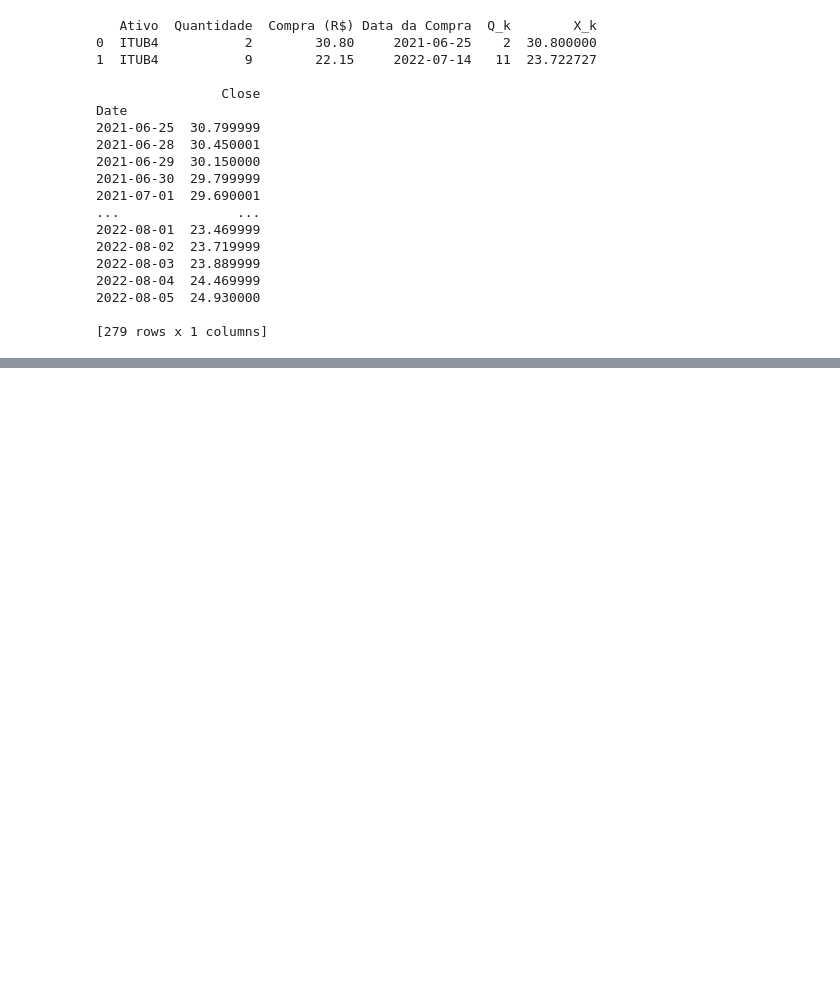
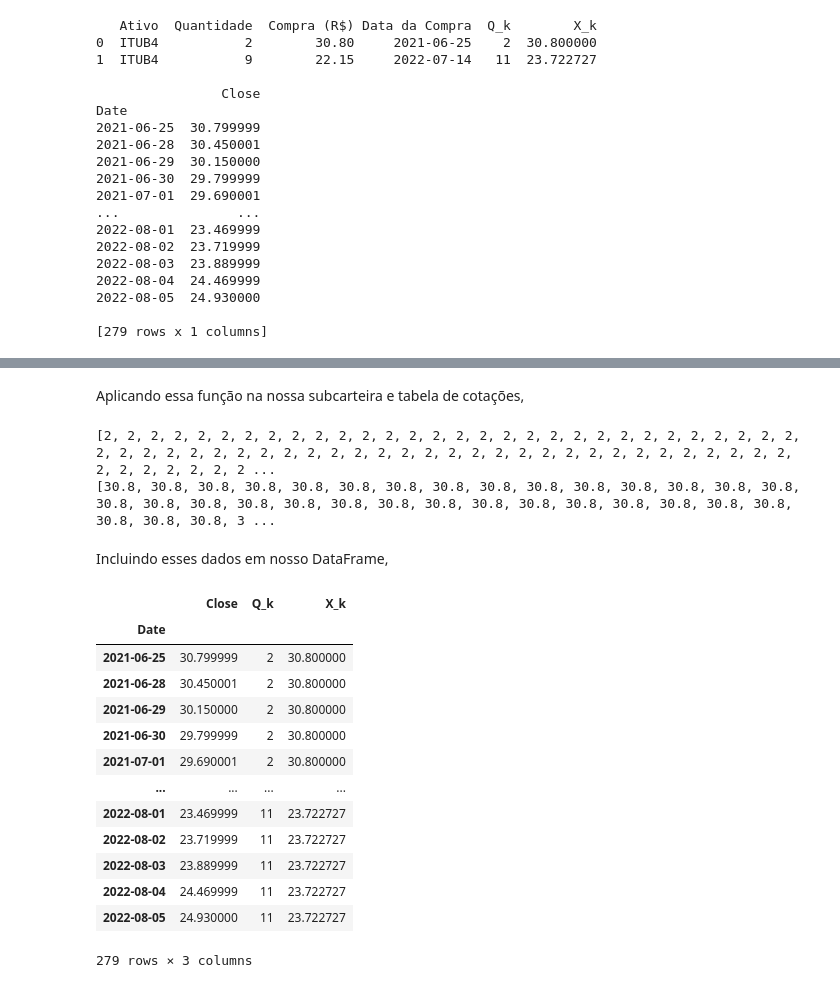
Before and after one commit to gabrielnrt/Testes, a Jupyter notebook: Mercado Financeiro/Códigos/AnaliseCarteira.ipynb, the cells around one changed output, grey strips where cells are left out. Drawn from its saved outputs; the diff is of its cells as text; code cells hidden in the pictures; blank space fills up the shorter version.

```diff
--- a/Mercado Financeiro/Códigos/AnaliseCarteira.ipynb
+++ b/Mercado Financeiro/Códigos/AnaliseCarteira.ipynb
@@ -477,0 +512,34 @@ Timestamp('2021-06-25 00:00:00')
+# %% [markdown]
+Aplicando essa função na nossa subcarteira e tabela de cotações,
+# %%
+listaQ, listaX = Copias(subcarteira,df)
+
+print(listaQ)
+
+print(listaX)
+# %% [output]
+[2, 2, 2, 2, 2, 2, 2, 2, 2, 2, 2, 2, 2, 2, 2, 2, 2, 2, 2, 2, 2, 2, 2, 2, 2, 2, 2, 2, 2, 2, 2, 2, 2, 2, 2, 2, 2, 2, 2, 2, 2, 2, 2, 2, 2, 2, 2, 2, 2, 2, 2, 2, 2, 2, 2, 2, 2, 2, 2, 2, 2, 2, 2, 2, 2, 2, 2 ...
+[30.8, 30.8, 30.8, 30.8, 30.8, 30.8, 30.8, 30.8, 30.8, 30.8, 30.8, 30.8, 30.8, 30.8, 30.8, 30.8, 30.8, 30.8, 30.8, 30.8, 30.8, 30.8, 30.8, 30.8, 30.8, 30.8, 30.8, 30.8, 30.8, 30.8, 30.8, 30.8, 30.8, 3 ...
+# %% [markdown]
+Incluindo esses dados em nosso DataFrame,
+# %%
+df['Q_k'] = listaQ
+
+df['X_k'] = listaX
+
+df
+# %% [output]
+|  | Close | Q_k | X_k |
+| Date |  |  |  |
+| 2021-06-25 | 30.799999 | 2 | 30.800000 |
+| 2021-06-28 | 30.450001 | 2 | 30.800000 |
+| 2021-06-29 | 30.150000 | 2 | 30.800000 |
+| 2021-06-30 | 29.799999 | 2 | 30.800000 |
+| 2021-07-01 | 29.690001 | 2 | 30.800000 |
+| ... | ... | ... | ... |
+| 2022-08-01 | 23.469999 | 11 | 23.722727 |
+| 2022-08-02 | 23.719999 | 11 | 23.722727 |
+| 2022-08-03 | 23.889999 | 11 | 23.722727 |
+| 2022-08-04 | 24.469999 | 11 | 23.722727 |
+| 2022-08-05 | 24.930000 | 11 | 23.722727 |
+279 rows × 3 columns
```
Also changed, not shown: parts of 8 cells of this notebook.
